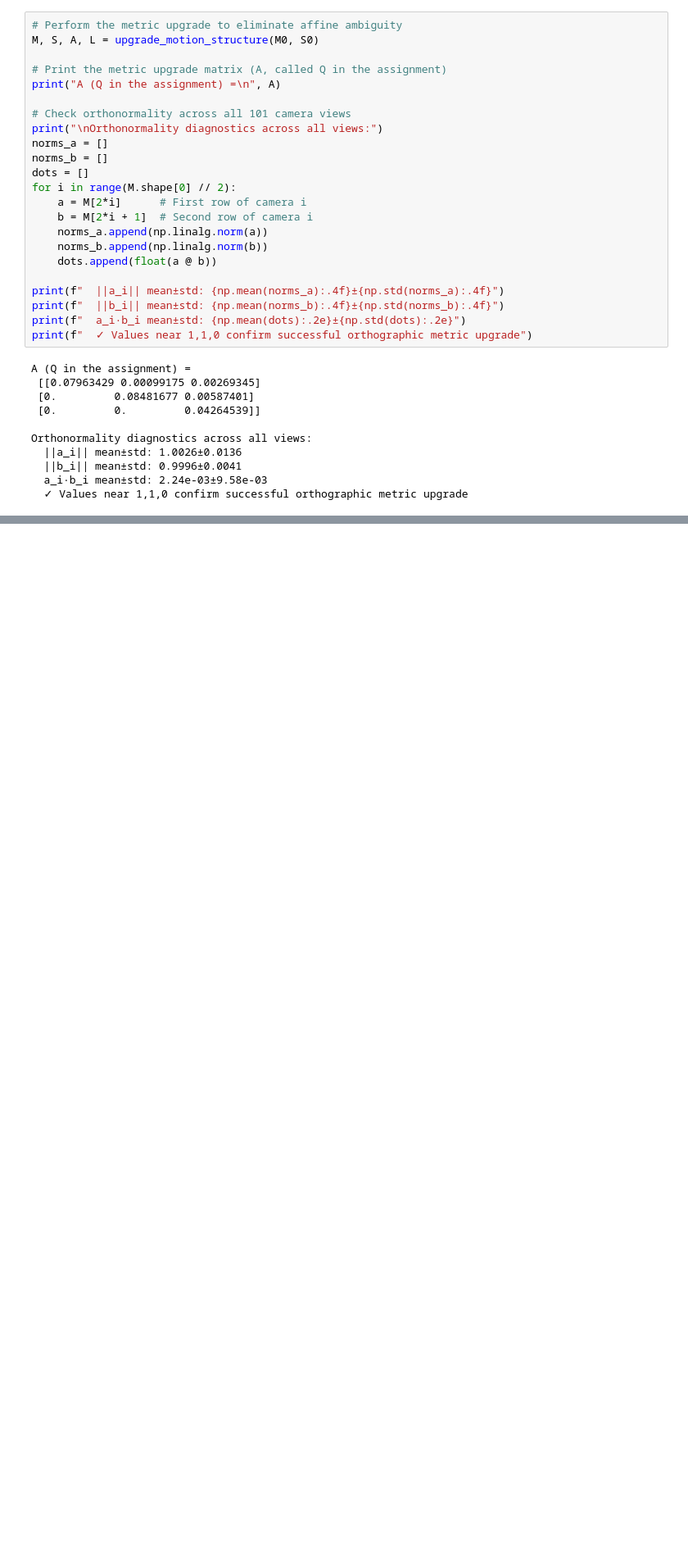
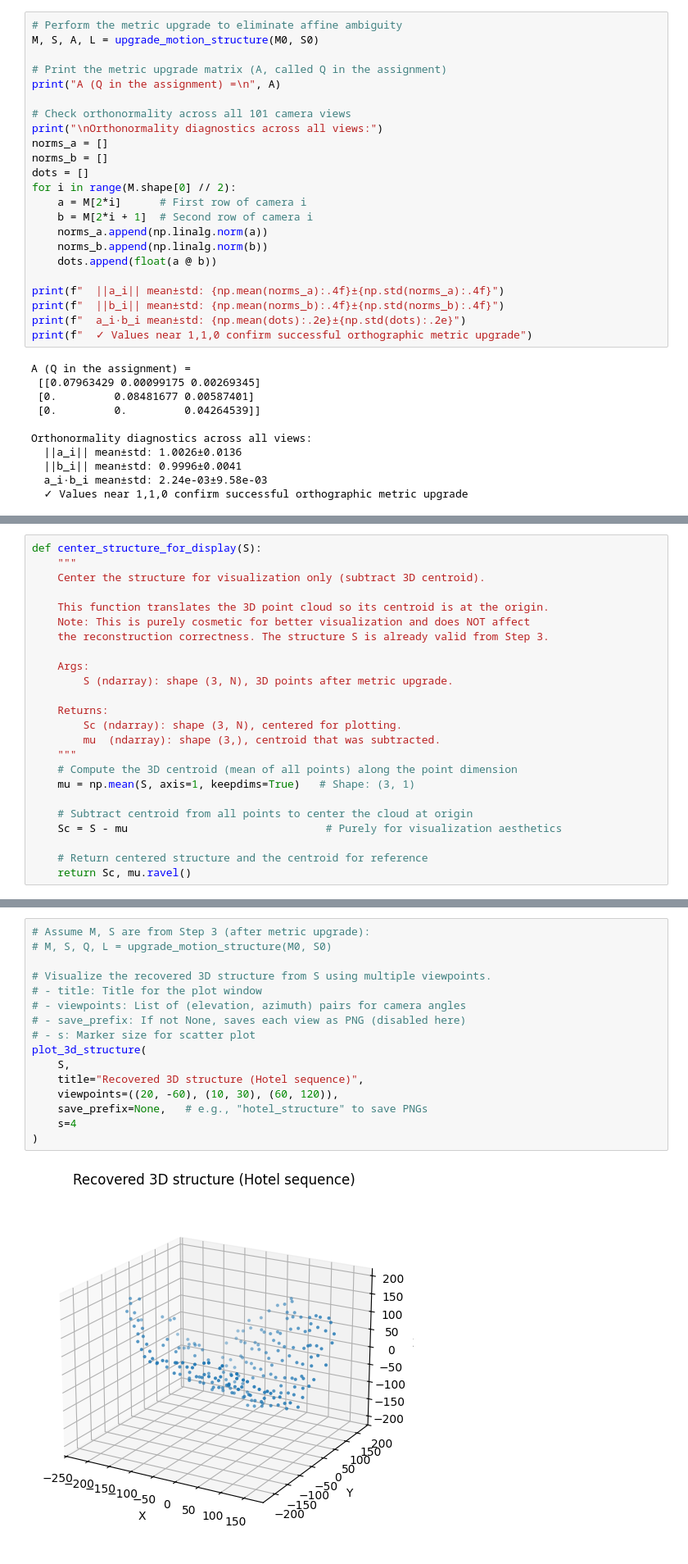
Before and after one commit to rashiqul/ece549, a Jupyter notebook: notebooks/alam_rashiqul_a5_p1.ipynb, the cells around one changed output, grey strips where cells are left out. Shown at 82% size. Saved outputs shown, nothing was run; the diff lists cells and outputs as text; blank space fills up the shorter version.

Commit message:
Complete part-1 step-4

```diff
--- a/notebooks/alam_rashiqul_a5_p1.ipynb
+++ b/notebooks/alam_rashiqul_a5_p1.ipynb
@@ -330,0 +372,24 @@ Orthonormality diagnostics across all views:
+# %%
+def center_structure_for_display(S):
+    """
+    Center the structure for visualization only (subtract 3D centroid).
+
+    This function translates the 3D point cloud so its centroid is at the origin.
+    Note: This is purely cosmetic for better visualization and does NOT affect
+    the reconstruction correctness. The structure S is already valid from Step 3.
+
+    Args:
+        S (ndarray): shape (3, N), 3D points after metric upgrade.
+
+    Returns:
+        Sc (ndarray): shape (3, N), centered for plotting.
+        mu  (ndarray): shape (3,), centroid that was subtracted.
+    """
+    # Compute the 3D centroid (mean of all points) along the point dimension
+    mu = np.mean(S, axis=1, keepdims=True)   # Shape: (3, 1)
+
+    # Subtract centroid from all points to center the cloud at origin
+    Sc = S - mu                               # Purely for visualization aesthetics
+
+    # Return centered structure and the centroid for reference
+    return Sc, mu.ravel()
@@ -330,0 +452,18 @@ Orthonormality diagnostics across all views:
+# %%
+# Assume M, S are from Step 3 (after metric upgrade):
+# M, S, Q, L = upgrade_motion_structure(M0, S0)
+
+# Visualize the recovered 3D structure from S using multiple viewpoints.
+# - title: Title for the plot window
+# - viewpoints: List of (elevation, azimuth) pairs for camera angles
+# - save_prefix: If not None, saves each view as PNG (disabled here)
+# - s: Marker size for scatter plot
+plot_3d_structure(
+    S,
+    title="Recovered 3D structure (Hotel sequence)",
+    viewpoints=((20, -60), (10, 30), (60, 120)),
+    save_prefix=None,   # e.g., "hotel_structure" to save PNGs
+    s=4
+)
+# %% [output]
+[figure, added]
```
Also changed, not shown: parts of 5 cells of this notebook.
